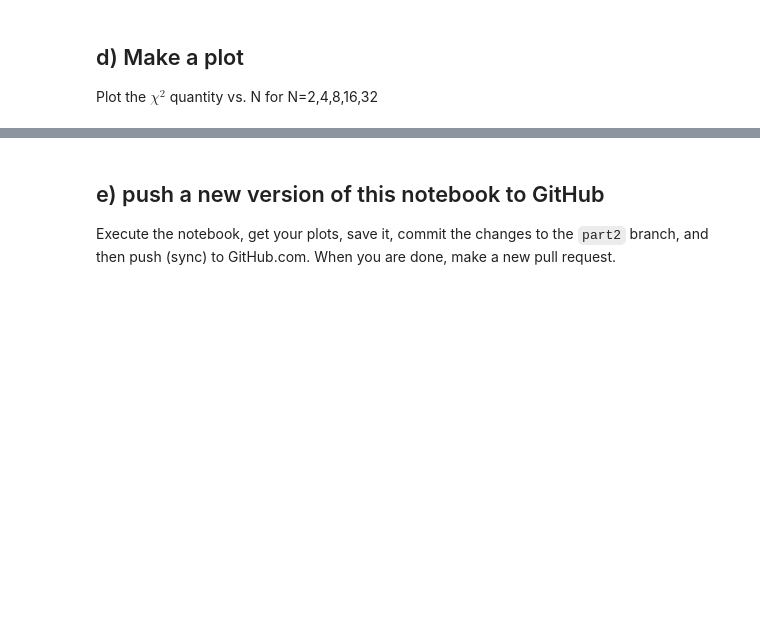
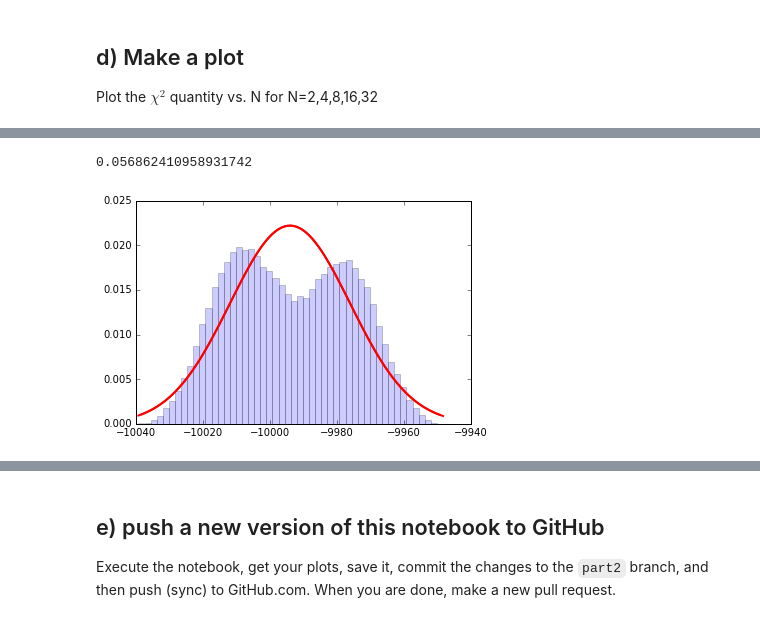
Before and after one commit to cranmer/intro-exp-phys-II, a Jupyter notebook: Central-Limit-Theorem.ipynb, the cells around one changed output, grey strips where cells are left out. Saved outputs shown, nothing was run; the diff lists cells and outputs as text; code cells hidden in the pictures; blank space fills up the shorter version.

```diff
--- a/Central-Limit-Theorem.ipynb
+++ b/Central-Limit-Theorem.ipynb
@@ -245,0 +359,5 @@ Plot the $\chi^2$ quantity vs. N for N=2,4,8,16,32
+# %%
+do_random_convolution_with_chi2(ok_distributions_list,16)
+# %% [output]
+0.056862410958931742
+[figure, added]
```
Also changed, not shown: parts of 19 cells of this notebook.
